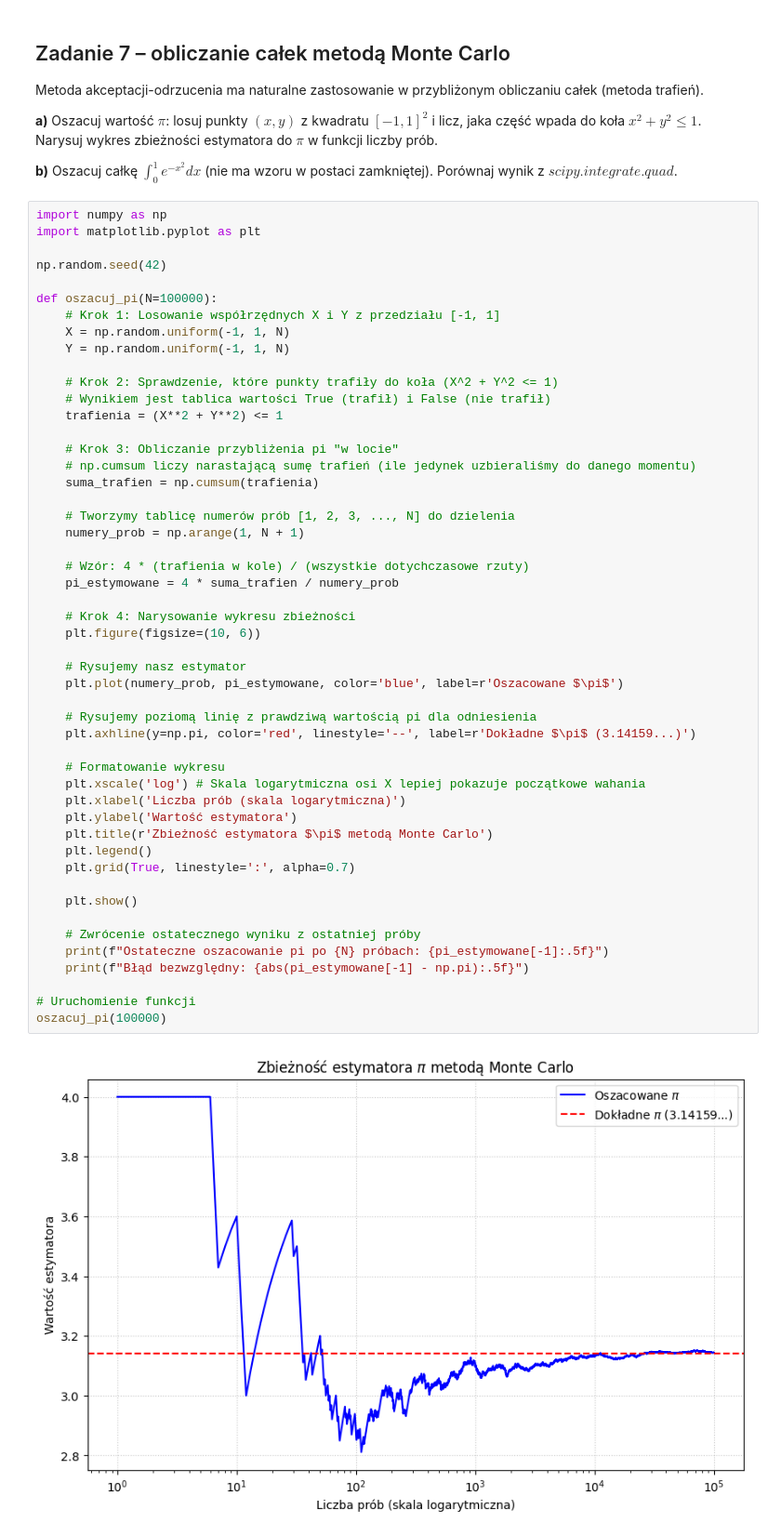
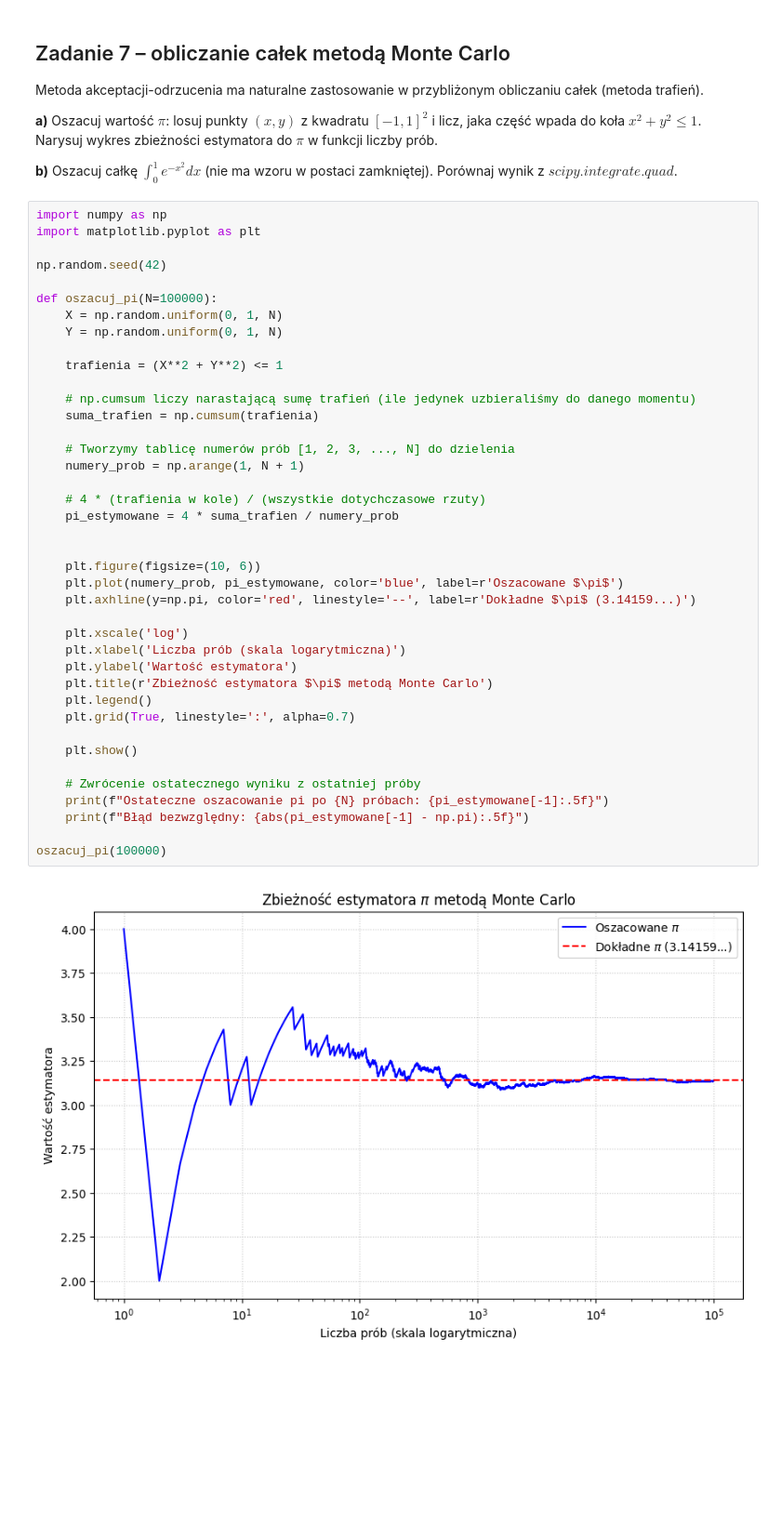
Before and after one commit to 281022-Wojciech-Oleksiak/Symulacje, a Jupyter notebook: lista3.ipynb, the cells around one changed output. Shown at 93% size. Drawn from its saved outputs; the diff is of its cells as text; blank space fills up the shorter version.

```diff
--- a/lista3.ipynb
+++ b/lista3.ipynb
@@ -839,48 +733,38 @@ import matplotlib.pyplot as plt
 np.random.seed(42)
 
 def oszacuj_pi(N=100000):
-    # Krok 1: Losowanie współrzędnych X i Y z przedziału [-1, 1]
-    X = np.random.uniform(-1, 1, N)
-    Y = np.random.uniform(-1, 1, N)
+    X = np.random.uniform(0, 1, N)
+    Y = np.random.uniform(0, 1, N)
 
-    # Krok 2: Sprawdzenie, które punkty trafiły do koła (X^2 + Y^2 <= 1)
-    # Wynikiem jest tablica wartości True (trafił) i False (nie trafił)
     trafienia = (X**2 + Y**2) <= 1
 
-    # Krok 3: Obliczanie przybliżenia pi "w locie"
     # np.cumsum liczy narastającą sumę trafień (ile jedynek uzbieraliśmy do danego momentu)
     suma_trafien = np.cumsum(trafienia)
 
     # Tworzymy tablicę numerów prób [1, 2, 3, ..., N] do dzielenia
     numery_prob = np.arange(1, N + 1)
 
-    # Wzór: 4 * (trafienia w kole) / (wszystkie dotychczasowe rzuty)
+    # 4 * (trafienia w kole) / (wszystkie dotychczasowe rzuty)
     pi_estymowane = 4 * suma_trafien / numery_prob
 
-    # Krok 4: Narysowanie wykresu zbieżności
+
     plt.figure(figsize=(10, 6))
-
-    # Rysujemy nasz estymator
     plt.plot(numery_prob, pi_estymowane, color='blue', label=r'Oszacowane $\pi$')
-
-    # Rysujemy poziomą linię z prawdziwą wartością pi dla odniesienia
     plt.axhline(y=np.pi, color='red', linestyle='--', label=r'Dokładne $\pi$ (3.14159...)')
 
-    # Formatowanie wykresu
-    plt.xscale('log') # Skala logarytmiczna osi X lepiej pokazuje początkowe wahania
+    plt.xscale('log')
     plt.xlabel('Liczba prób (skala logarytmiczna)')
     plt.ylabel('Wartość estymatora')
     plt.title(r'Zbieżność estymatora $\pi$ metodą Monte Carlo')
     plt.legend()
     plt.grid(True, linestyle=':', alpha=0.7)
 
     plt.show()
 
     # Zwrócenie ostatecznego wyniku z ostatniej próby
     print(f"Ostateczne oszacowanie pi po {N} próbach: {pi_estymowane[-1]:.5f}")
     print(f"Błąd bezwzględny: {abs(pi_estymowane[-1] - np.pi):.5f}")
 
-# Uruchomienie funkcji
 oszacuj_pi(100000)
 # %% [output]
-[figure, old version]
+[figure, new version]
```
Also changed, not shown: parts of 11 cells of this notebook.
